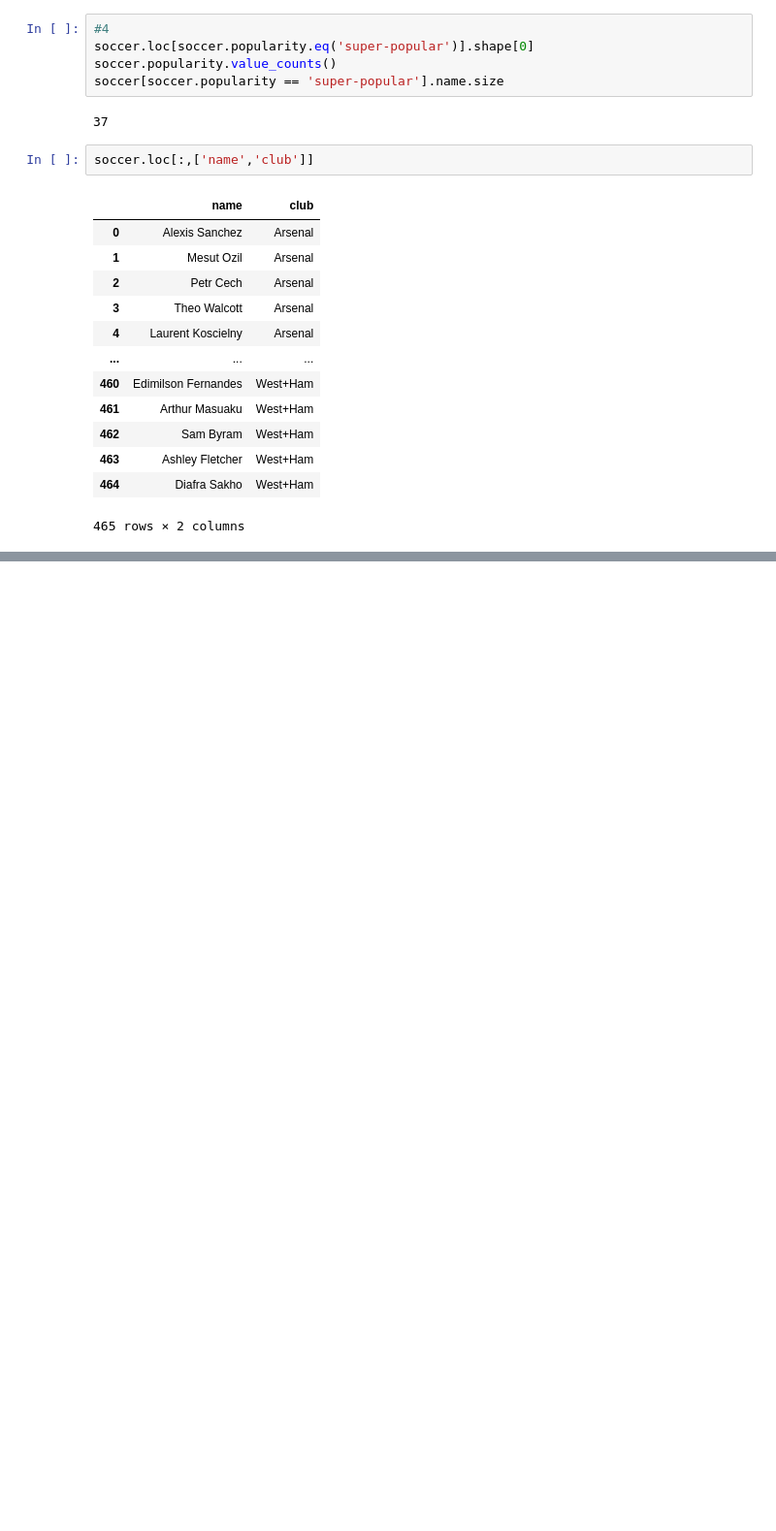
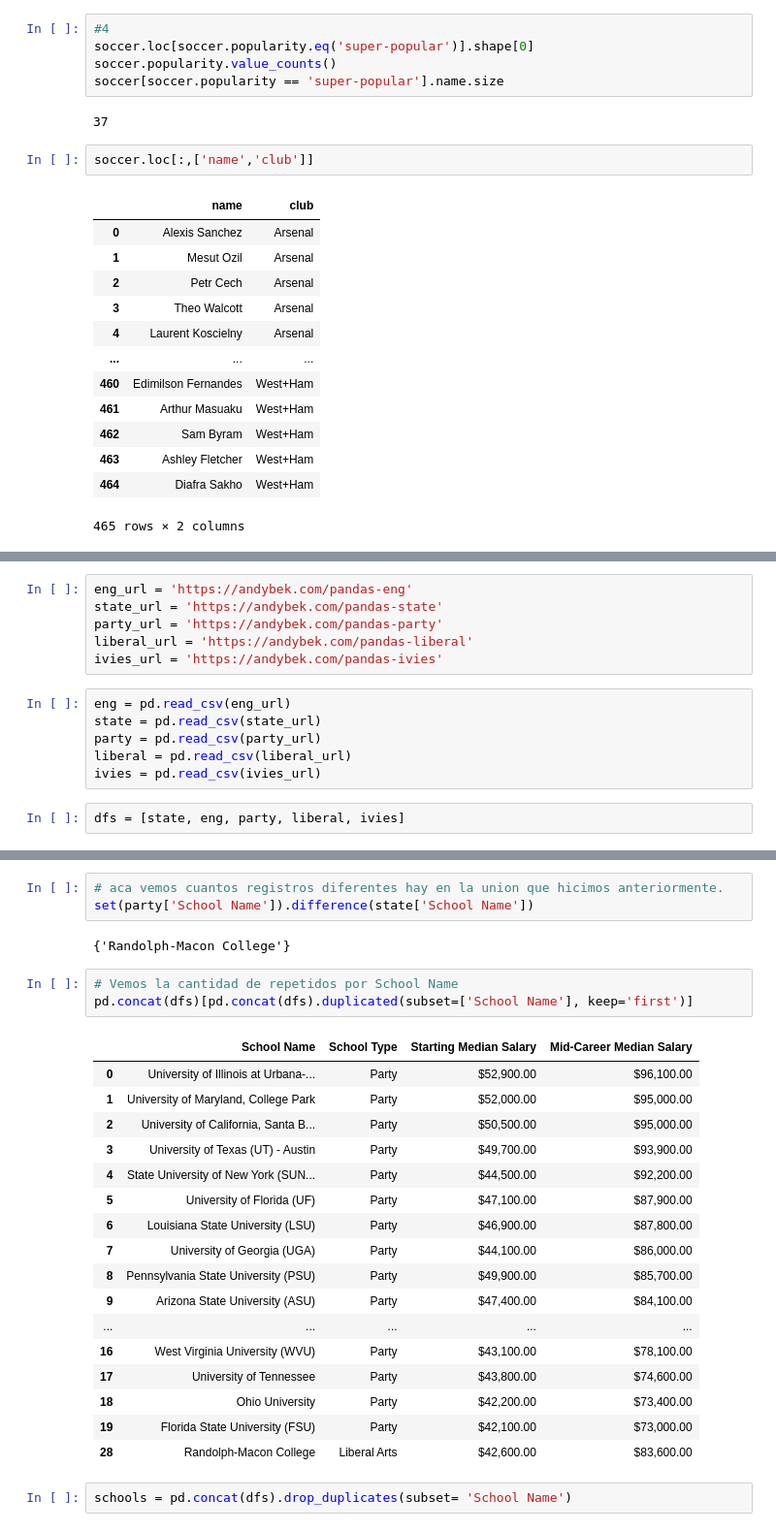
Before and after one commit to emanuelramponi/cp2, a Jupyter notebook: pandas1/integrando_conceptos.ipynb, the cells around one changed output, grey strips where cells are left out. Shown: that part at 97% size. Cells and saved outputs as stored; diff of their text form; blank space fills up the shorter version.

Commit message:
Section 6 - 150 Concatenating Dataframes

```diff
--- a/pandas1/integrando_conceptos.ipynb
+++ b/pandas1/integrando_conceptos.ipynb
@@ -771,0 +806,14 @@ soccer.loc[:,['name','club']]
+# %%
+eng_url = 'https://andybek.com/pandas-eng'
+state_url = 'https://andybek.com/pandas-state'
+party_url = 'https://andybek.com/pandas-party'
+liberal_url = 'https://andybek.com/pandas-liberal'
+ivies_url = 'https://andybek.com/pandas-ivies'
+# %%
+eng = pd.read_csv(eng_url)
+state = pd.read_csv(state_url)
+party = pd.read_csv(party_url)
+liberal = pd.read_csv(liberal_url)
+ivies = pd.read_csv(ivies_url)
+# %%
+dfs = [state, eng, party, liberal, ivies]
@@ -771,0 +856,28 @@ soccer.loc[:,['name','club']]
+# %%
+# aca vemos cuantos registros diferentes hay en la union que hicimos anteriormente.
+set(party['School Name']).difference(state['School Name'])
+# %% [output]
+{'Randolph-Macon College'}
+# %%
+# Vemos la cantidad de repetidos por School Name
+pd.concat(dfs)[pd.concat(dfs).duplicated(subset=['School Name'], keep='first')]
+# %% [output]
+|  | School Name | School Type | Starting Median Salary | Mid-Career Median Salary |
+| 0 | University of Illinois at Urbana-... | Party | $52,900.00 | $96,100.00 |
+| 1 | University of Maryland, College Park | Party | $52,000.00 | $95,000.00 |
+| 2 | University of California, Santa B... | Party | $50,500.00 | $95,000.00 |
+| 3 | University of Texas (UT) - Austin | Party | $49,700.00 | $93,900.00 |
+| 4 | State University of New York (SUN... | Party | $44,500.00 | $92,200.00 |
+| 5 | University of Florida (UF) | Party | $47,100.00 | $87,900.00 |
+| 6 | Louisiana State University (LSU) | Party | $46,900.00 | $87,800.00 |
+| 7 | University of Georgia (UGA) | Party | $44,100.00 | $86,000.00 |
+| 8 | Pennsylvania State University (PSU) | Party | $49,900.00 | $85,700.00 |
+| 9 | Arizona State University (ASU) | Party | $47,400.00 | $84,100.00 |
+| ... | ... | ... | ... | ... |
+| 16 | West Virginia University (WVU) | Party | $43,100.00 | $78,100.00 |
+| 17 | University of Tennessee | Party | $43,800.00 | $74,600.00 |
+| 18 | Ohio University | Party | $42,200.00 | $73,400.00 |
+| 19 | Florida State University (FSU) | Party | $42,100.00 | $73,000.00 |
+| 28 | Randolph-Macon College | Liberal Arts | $42,600.00 | $83,600.00 |
+# %%
+schools = pd.concat(dfs).drop_duplicates(subset= 'School Name')
```
Also changed, not shown: parts of 21 cells of this notebook, 1 other file.
